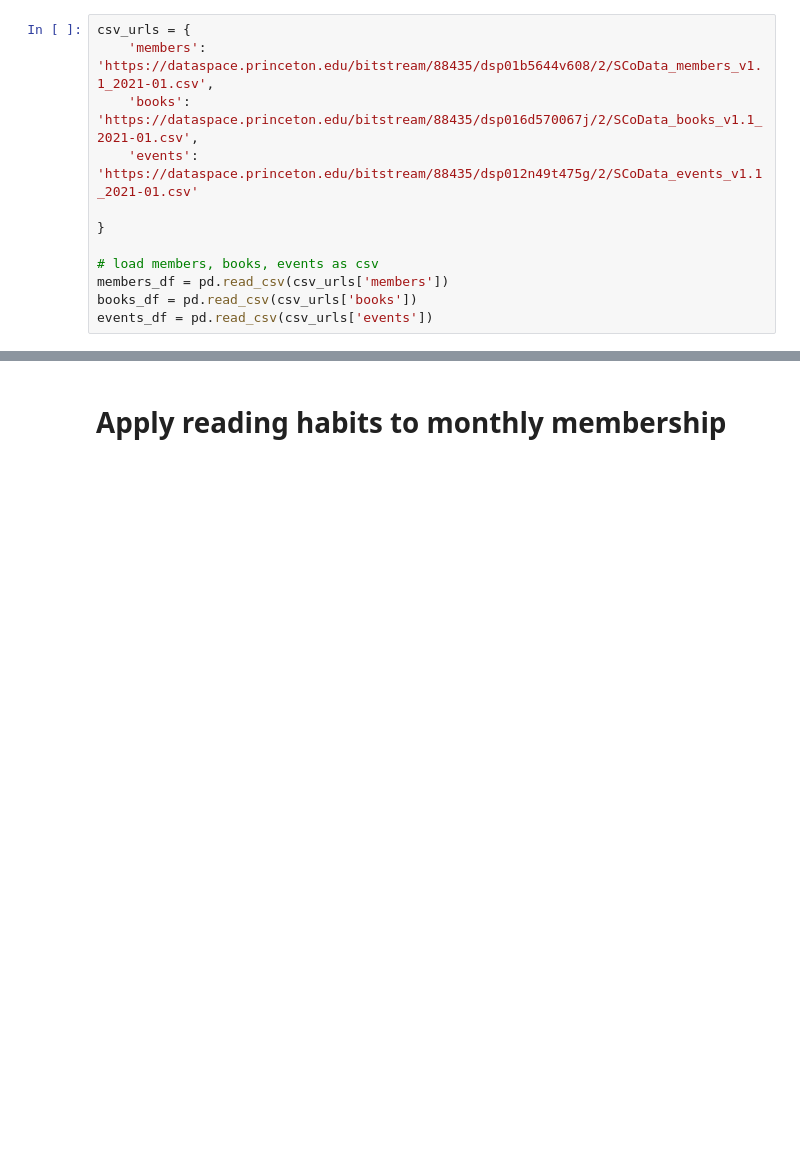
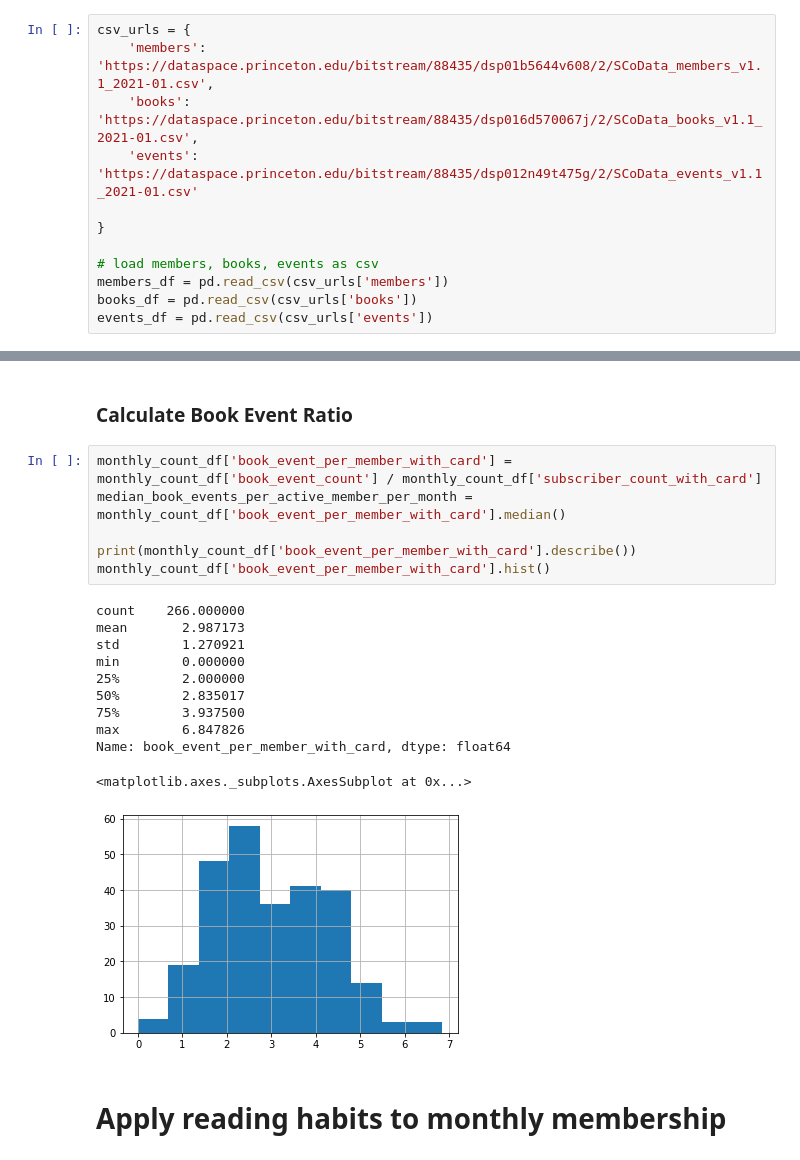
Before and after one commit to kmcelwee/sco-missing-data, a Jupyter notebook: book-activity.ipynb, the cells around one changed output, grey strips where cells are left out. Saved outputs shown, nothing was run; the diff lists cells and outputs as text; blank space fills up the shorter version.

```diff
--- a/book-activity.ipynb
+++ b/book-activity.ipynb
@@ -89,2 +118,22 @@ ax
+# %% [markdown]
+### Calculate Book Event Ratio
+# %%
+monthly_count_df['book_event_per_member_with_card'] = monthly_count_df['book_event_count'] / monthly_count_df['subscriber_count_with_card']
+median_book_events_per_active_member_per_month = monthly_count_df['book_event_per_member_with_card'].median()
+
+print(monthly_count_df['book_event_per_member_with_card'].describe())
+monthly_count_df['book_event_per_member_with_card'].hist()
+# %% [output]
+count    266.000000
+mean       2.987173
+std        1.270921
+min        0.000000
+25%        2.000000
+50%        2.835017
+75%        3.937500
+max        6.847826
+Name: book_event_per_member_with_card, dtype: float64
+<matplotlib.axes._subplots.AxesSubplot at 0x...>
+[figure, added]
 # %% [markdown]
 # Apply reading habits to monthly membership
```
Also changed, not shown: parts of 13 cells of this notebook, 2 other files.
